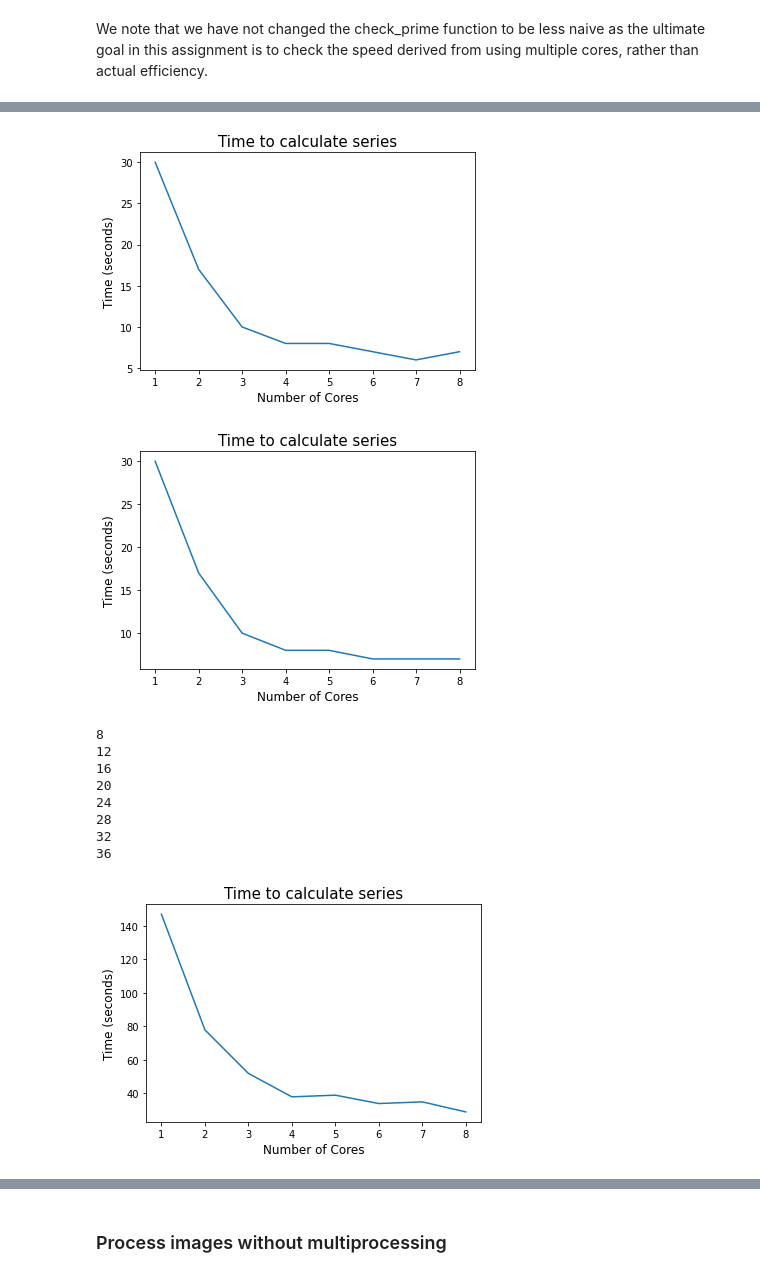
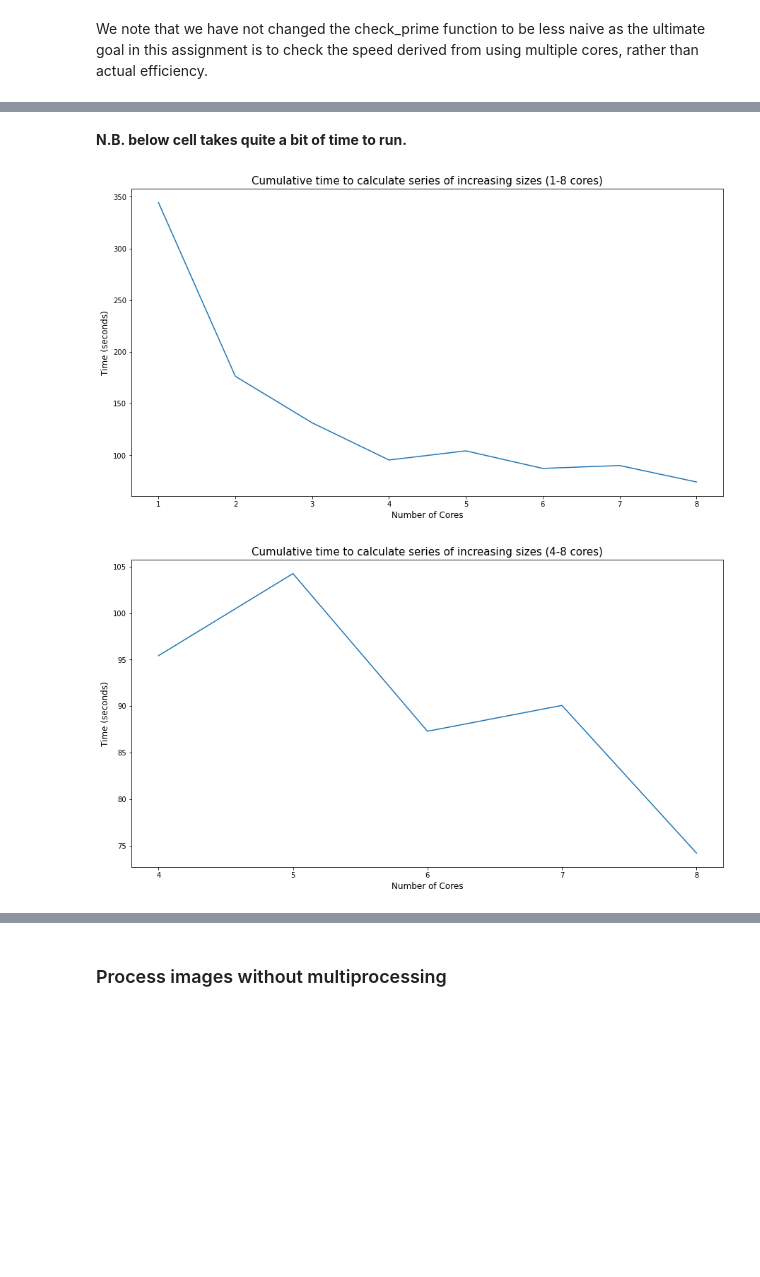
Before and after one commit to kevinobrien97/comp30660_python_multiprocessing, a Jupyter notebook: MultiprocessingCore.ipynb, the cells around one changed output, grey strips where cells are left out. Cells and saved outputs as stored; diff of their text form; code cells hidden in the pictures; blank space fills up the shorter version.

```diff
--- a/MultiprocessingCore.ipynb
+++ b/MultiprocessingCore.ipynb
@@ -21,6 +23,7 @@ import matplotlib.pyplot as plt
 #  f is a function that takes a single argument
 #  data is an array of arguments on which f will be mapped
 #  pool_size is the number of processes in the pool.
+
 def pool_process(f, data, pool_size):
     tp1 = time.time()
     pool = get_context("fork").Pool(processes=pool_size) # initialize the Pool.
@@ -28,6 +31,6 @@ def pool_process(f, data, pool_size):
     pool.close() # No more processes
     pool.join()  # Wait for the pool processing to complete.
     #print("Results", result)
-    time_taken = int(time.time()-tp1)
+    time_taken = round((time.time()-tp1),2)
     #print("Overall Time:", time_taken, "seconds")
     return time_taken
@@ -123,0 +120,8 @@ Overall Time: 30 seconds
+# %%
+def timeFunc(numbers):
+    times = []
+    # loop through 8 cores
+    for cores in range(1,9):
+        times.append(pool_process(check_prime, numbers, cores))
+        print('hello')
+    return times
@@ -133,45 +187,36 @@ def mainfunc(numbers):
+# %% [markdown]
+<b>N.B. below cell takes quite a bit of time to run.<b>
+# %%
+%%capture
+# create list of 8 0's to add running time to
+running_time_arrays = [0 for x in range(1,9)]
+
+# repeat 5 times to get a smoother chart
+for i in range(5):
+    # create lists of increasing lengths of the primes
+    for j in range(0,(len(primes)-7),8):
+        prime_checks = primes[:(j+8)]
+        times = timeFunc(prime_checks)
+        # add to respective position in running_time list
+        for k in range(len(times)):
+            running_time_arrays[k] += times[k]
 # %%
-running_time = mainfunc(primes)
-plt.plot(corenumbers, running_time)
+plt.figure(figsize=(15,8))
+plt.plot(corenumbers, running_time_arrays)
 plt.xlabel("Number of Cores", fontsize=12)
 plt.ylabel("Time (seconds)", fontsize=12)
-plt.title("Time to calculate series", fontsize=15)
+plt.title("Cumulative time to calculate series of increasing sizes (1-8 cores)", fontsize=15)
 plt.show()
 # %% [output]
-[figure, old version]
+[figure, new version]
 # %%
-running_time = mainfunc(primes)
-plt.plot(corenumbers, running_time)
+plt.figure(figsize=(15,8))
+plt.plot(corenumbers[3:], running_time_arrays[3:])
 plt.xlabel("Number of Cores", fontsize=12)
 plt.ylabel("Time (seconds)", fontsize=12)
-plt.title("Time to calculate series", fontsize=15)
+# below line sets axes to only actual recorded times
+plt.locator_params(axis="both", integer=True, tight=True)
+plt.title("Cumulative time to calculate series of increasing sizes (4-8 cores)", fontsize=15)
 plt.show()
 # %% [output]
-[figure, old version]
+[figure, new version]
-# %%
-# create list of 8 0's to add running time to
-running_time = [0 for x in range(1,9)]
-
-# create lists of increasing lengths of the primes
-for i in range(0,(len(primes)-7),4):
-    prime_checks = primes[:(i+8)]
-    print(len(prime_checks))
-    times = mainfunc(prime_checks)
-    for i in range(len(times)):
-        running_time[i] += times[i]
-
-plt.plot(corenumbers, running_time)
-plt.xlabel("Number of Cores", fontsize=12)
-plt.ylabel("Time (seconds)", fontsize=12)
-plt.title("Time to calculate series", fontsize=15)
-plt.show()
-# %% [output]
-8
-12
-16
-20
-24
-28
-32
-36
-[figure, removed]
```
Also changed, not shown: parts of 32 cells of this notebook, 3 other files.
